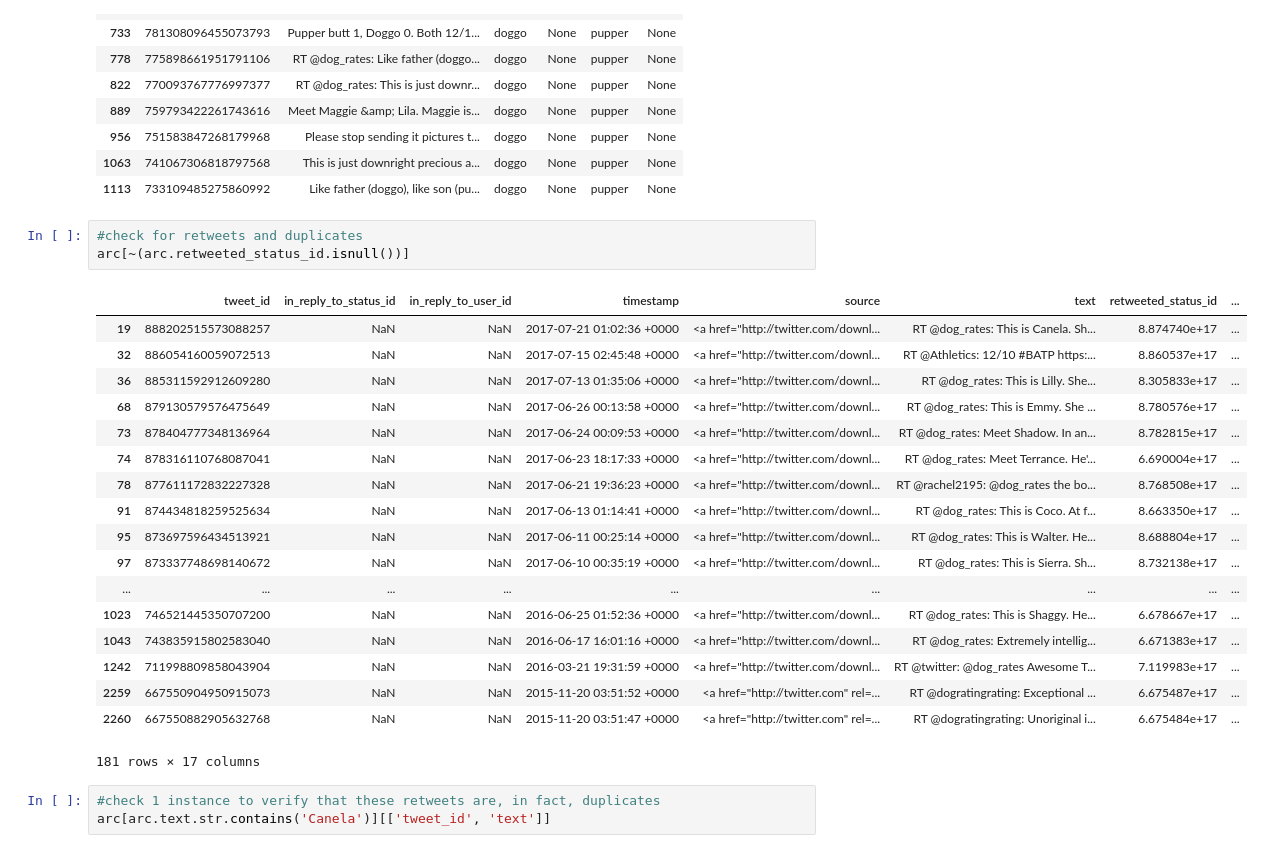
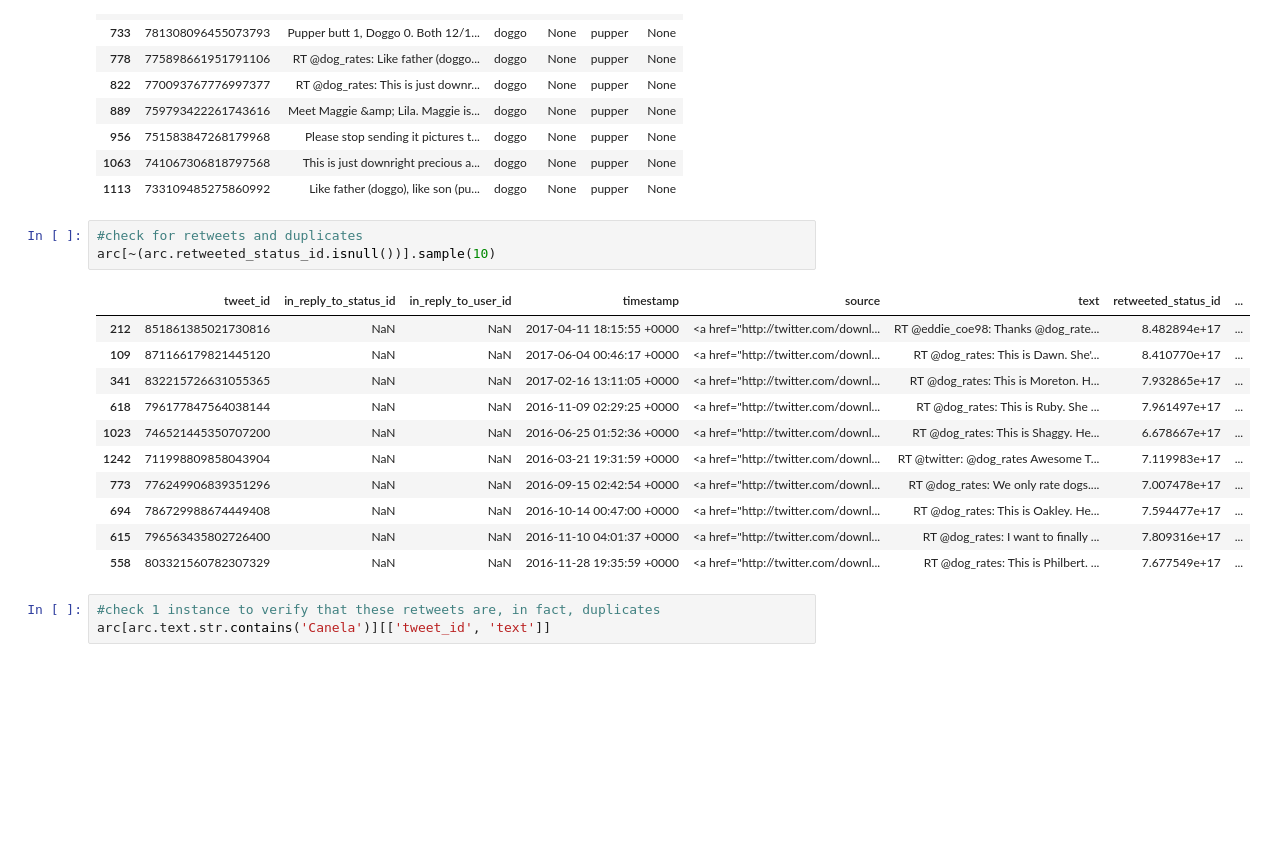
Before and after one commit to aeglon97/Wrangle-Analyze-Twitter-WeRateDogs, a Jupyter notebook: wrangle_act.ipynb, the cells around one changed output. Cells and saved outputs as stored; diff of their text form; blank space fills up the shorter version.

```diff
--- a/wrangle_act.ipynb
+++ b/wrangle_act.ipynb
@@ -389,26 +386,19 @@ arc[dup_stage_mask][['tweet_id', 'text', 'doggo', 'floofer', 'pupper', 'puppo']]
 | 1113 | 733109485275860992 | Like father (doggo), like son (pu... | doggo | None | pupper | None |
 # %%
 #check for retweets and duplicates
-arc[~(arc.retweeted_status_id.isnull())]
+arc[~(arc.retweeted_status_id.isnull())].sample(10)
 # %% [output]
 |  | tweet_id | in_reply_to_status_id | in_reply_to_user_id | timestamp | source | text | retweeted_status_id | ... |
-| 19 | 888202515573088257 | NaN | NaN | 2017-07-21 01:02:36 +0000 | <a href="http://twitter.com/downl... | RT @dog_rates: This is Canela. Sh... | 8.874740e+17 | ... |
-| 32 | 886054160059072513 | NaN | NaN | 2017-07-15 02:45:48 +0000 | <a href="http://twitter.com/downl... | RT @Athletics: 12/10 #BATP https:... | 8.860537e+17 | ... |
-| 36 | 885311592912609280 | NaN | NaN | 2017-07-13 01:35:06 +0000 | <a href="http://twitter.com/downl... | RT @dog_rates: This is Lilly. She... | 8.305833e+17 | ... |
-| 68 | 879130579576475649 | NaN | NaN | 2017-06-26 00:13:58 +0000 | <a href="http://twitter.com/downl... | RT @dog_rates: This is Emmy. She ... | 8.780576e+17 | ... |
-| 73 | 878404777348136964 | NaN | NaN | 2017-06-24 00:09:53 +0000 | <a href="http://twitter.com/downl... | RT @dog_rates: Meet Shadow. In an... | 8.782815e+17 | ... |
-| 74 | 878316110768087041 | NaN | NaN | 2017-06-23 18:17:33 +0000 | <a href="http://twitter.com/downl... | RT @dog_rates: Meet Terrance. He'... | 6.690004e+17 | ... |
-| 78 | 877611172832227328 | NaN | NaN | 2017-06-21 19:36:23 +0000 | <a href="http://twitter.com/downl... | RT @rachel2195: @dog_rates the bo... | 8.768508e+17 | ... |
-| 91 | 874434818259525634 | NaN | NaN | 2017-06-13 01:14:41 +0000 | <a href="http://twitter.com/downl... | RT @dog_rates: This is Coco. At f... | 8.663350e+17 | ... |
-| 95 | 873697596434513921 | NaN | NaN | 2017-06-11 00:25:14 +0000 | <a href="http://twitter.com/downl... | RT @dog_rates: This is Walter. He... | 8.688804e+17 | ... |
-| 97 | 873337748698140672 | NaN | NaN | 2017-06-10 00:35:19 +0000 | <a href="http://twitter.com/downl... | RT @dog_rates: This is Sierra. Sh... | 8.732138e+17 | ... |
-| ... | ... | ... | ... | ... | ... | ... | ... | ... |
+| 212 | 851861385021730816 | NaN | NaN | 2017-04-11 18:15:55 +0000 | <a href="http://twitter.com/downl... | RT @eddie_coe98: Thanks @dog_rate... | 8.482894e+17 | ... |
+| 109 | 871166179821445120 | NaN | NaN | 2017-06-04 00:46:17 +0000 | <a href="http://twitter.com/downl... | RT @dog_rates: This is Dawn. She'... | 8.410770e+17 | ... |
+| 341 | 832215726631055365 | NaN | NaN | 2017-02-16 13:11:05 +0000 | <a href="http://twitter.com/downl... | RT @dog_rates: This is Moreton. H... | 7.932865e+17 | ... |
+| 618 | 796177847564038144 | NaN | NaN | 2016-11-09 02:29:25 +0000 | <a href="http://twitter.com/downl... | RT @dog_rates: This is Ruby. She ... | 7.961497e+17 | ... |
 | 1023 | 746521445350707200 | NaN | NaN | 2016-06-25 01:52:36 +0000 | <a href="http://twitter.com/downl... | RT @dog_rates: This is Shaggy. He... | 6.678667e+17 | ... |
-| 1043 | 743835915802583040 | NaN | NaN | 2016-06-17 16:01:16 +0000 | <a href="http://twitter.com/downl... | RT @dog_rates: Extremely intellig... | 6.671383e+17 | ... |
 | 1242 | 711998809858043904 | NaN | NaN | 2016-03-21 19:31:59 +0000 | <a href="http://twitter.com/downl... | RT @twitter: @dog_rates Awesome T... | 7.119983e+17 | ... |
-| 2259 | 667550904950915073 | NaN | NaN | 2015-11-20 03:51:52 +0000 | <a href="http://twitter.com" rel=... | RT @dogratingrating: Exceptional ... | 6.675487e+17 | ... |
-| 2260 | 667550882905632768 | NaN | NaN | 2015-11-20 03:51:47 +0000 | <a href="http://twitter.com" rel=... | RT @dogratingrating: Unoriginal i... | 6.675484e+17 | ... |
+| 773 | 776249906839351296 | NaN | NaN | 2016-09-15 02:42:54 +0000 | <a href="http://twitter.com/downl... | RT @dog_rates: We only rate dogs.... | 7.007478e+17 | ... |
+| 694 | 786729988674449408 | NaN | NaN | 2016-10-14 00:47:00 +0000 | <a href="http://twitter.com/downl... | RT @dog_rates: This is Oakley. He... | 7.594477e+17 | ... |
+| 615 | 796563435802726400 | NaN | NaN | 2016-11-10 04:01:37 +0000 | <a href="http://twitter.com/downl... | RT @dog_rates: I want to finally ... | 7.809316e+17 | ... |
+| 558 | 803321560782307329 | NaN | NaN | 2016-11-28 19:35:59 +0000 | <a href="http://twitter.com/downl... | RT @dog_rates: This is Philbert. ... | 7.677549e+17 | ... |
-181 rows × 17 columns
 # %%
 #check 1 instance to verify that these retweets are, in fact, duplicates
 arc[arc.text.str.contains('Canela')][['tweet_id', 'text']]
```
Also changed, not shown: parts of 44 cells of this notebook, 5 other files.
